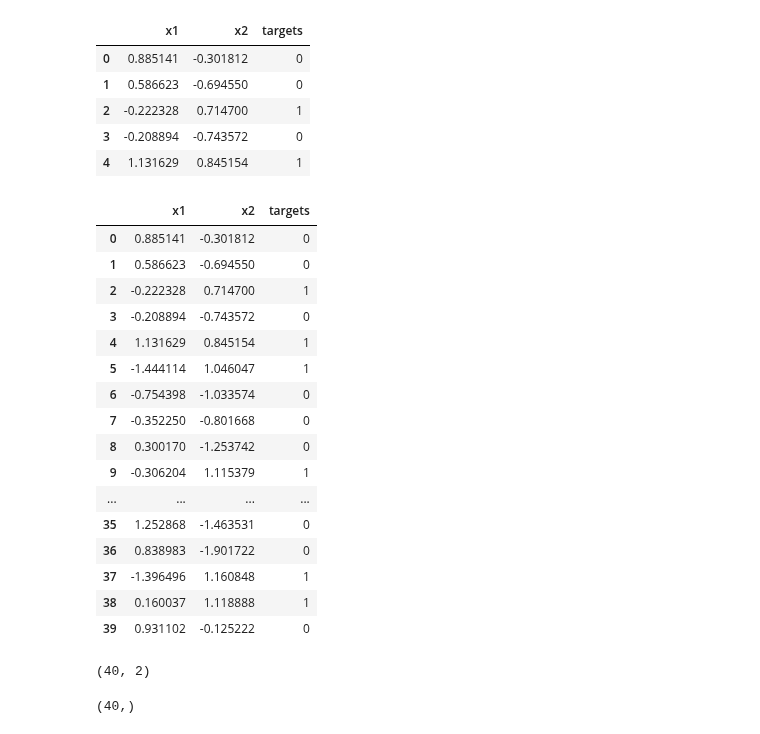
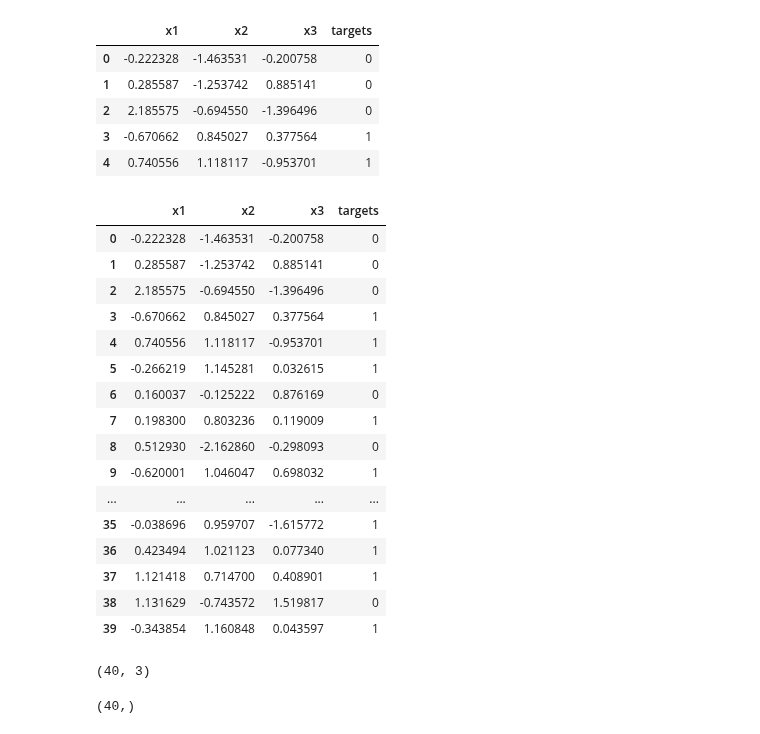
Before and after one commit to Naeema-cyber/ai_engineering_repo, a Jupyter notebook: month_4/Naheemot_Adebiyi_perceptron.ipynb, the cells around one changed output. Saved outputs shown, nothing was run; the diff lists cells and outputs as text; code cells hidden in the pictures.

```diff
--- a/month_4/Naheemot_Adebiyi_perceptron.ipynb
+++ b/month_4/Naheemot_Adebiyi_perceptron.ipynb
@@ -5,46 +5,46 @@ import matplotlib.pyplot as plt
 from sklearn.datasets import make_classification
 # %%
 features, targets = make_classification(n_samples = 40,
-                                      n_features = 2,
+                                      n_features = 3,
                                       n_informative = 1,
                                       n_redundant = 0,
                                       n_clusters_per_class = 1,
                                       random_state = 1)
 # %%
-df = pd.DataFrame(data=features, columns=['x1', 'x2'])
+df = pd.DataFrame(data=features, columns=['x1', 'x2', 'x3'])
 df['targets'] = targets
 df.head()
 # %% [output]
-|  | x1 | x2 | targets |
-| 0 | 0.885141 | -0.301812 | 0 |
-| 1 | 0.586623 | -0.694550 | 0 |
-| 2 | -0.222328 | 0.714700 | 1 |
-| 3 | -0.208894 | -0.743572 | 0 |
-| 4 | 1.131629 | 0.845154 | 1 |
+|  | x1 | x2 | x3 | targets |
+| 0 | -0.222328 | -1.463531 | -0.200758 | 0 |
+| 1 | 0.285587 | -1.253742 | 0.885141 | 0 |
+| 2 | 2.185575 | -0.694550 | -1.396496 | 0 |
+| 3 | -0.670662 | 0.845027 | 0.377564 | 1 |
+| 4 | 0.740556 | 1.118117 | -0.953701 | 1 |
 # %%
 df
 # %% [output]
-|  | x1 | x2 | targets |
-| 0 | 0.885141 | -0.301812 | 0 |
-| 1 | 0.586623 | -0.694550 | 0 |
-| 2 | -0.222328 | 0.714700 | 1 |
-| 3 | -0.208894 | -0.743572 | 0 |
-| 4 | 1.131629 | 0.845154 | 1 |
-| 5 | -1.444114 | 1.046047 | 1 |
-| 6 | -0.754398 | -1.033574 | 0 |
-| 7 | -0.352250 | -0.801668 | 0 |
-| 8 | 0.300170 | -1.253742 | 0 |
-| 9 | -0.306204 | 1.115379 | 1 |
-| ... | ... | ... | ... |
-| 35 | 1.252868 | -1.463531 | 0 |
-| 36 | 0.838983 | -1.901722 | 0 |
-| 37 | -1.396496 | 1.160848 | 1 |
-| 38 | 0.160037 | 1.118888 | 1 |
-| 39 | 0.931102 | -0.125222 | 0 |
+|  | x1 | x2 | x3 | targets |
+| 0 | -0.222328 | -1.463531 | -0.200758 | 0 |
+| 1 | 0.285587 | -1.253742 | 0.885141 | 0 |
+| 2 | 2.185575 | -0.694550 | -1.396496 | 0 |
+| 3 | -0.670662 | 0.845027 | 0.377564 | 1 |
+| 4 | 0.740556 | 1.118117 | -0.953701 | 1 |
+| 5 | -0.266219 | 1.145281 | 0.032615 | 1 |
+| 6 | 0.160037 | -0.125222 | 0.876169 | 0 |
+| 7 | 0.198300 | 0.803236 | 0.119009 | 1 |
+| 8 | 0.512930 | -2.162860 | -0.298093 | 0 |
+| 9 | -0.620001 | 1.046047 | 0.698032 | 1 |
+| ... | ... | ... | ... | ... |
+| 35 | -0.038696 | 0.959707 | -1.615772 | 1 |
+| 36 | 0.423494 | 1.021123 | 0.077340 | 1 |
+| 37 | 1.121418 | 0.714700 | 0.408901 | 1 |
+| 38 | 1.131629 | -0.743572 | 1.519817 | 0 |
+| 39 | -0.343854 | 1.160848 | 0.043597 | 1 |
 # %%
 features.shape
 # %% [output]
-(40, 2)
+(40, 3)
 # %%
 targets.shape
 # %% [output]
```
Also changed, not shown: parts of 5 cells of this notebook, 3 other files.
